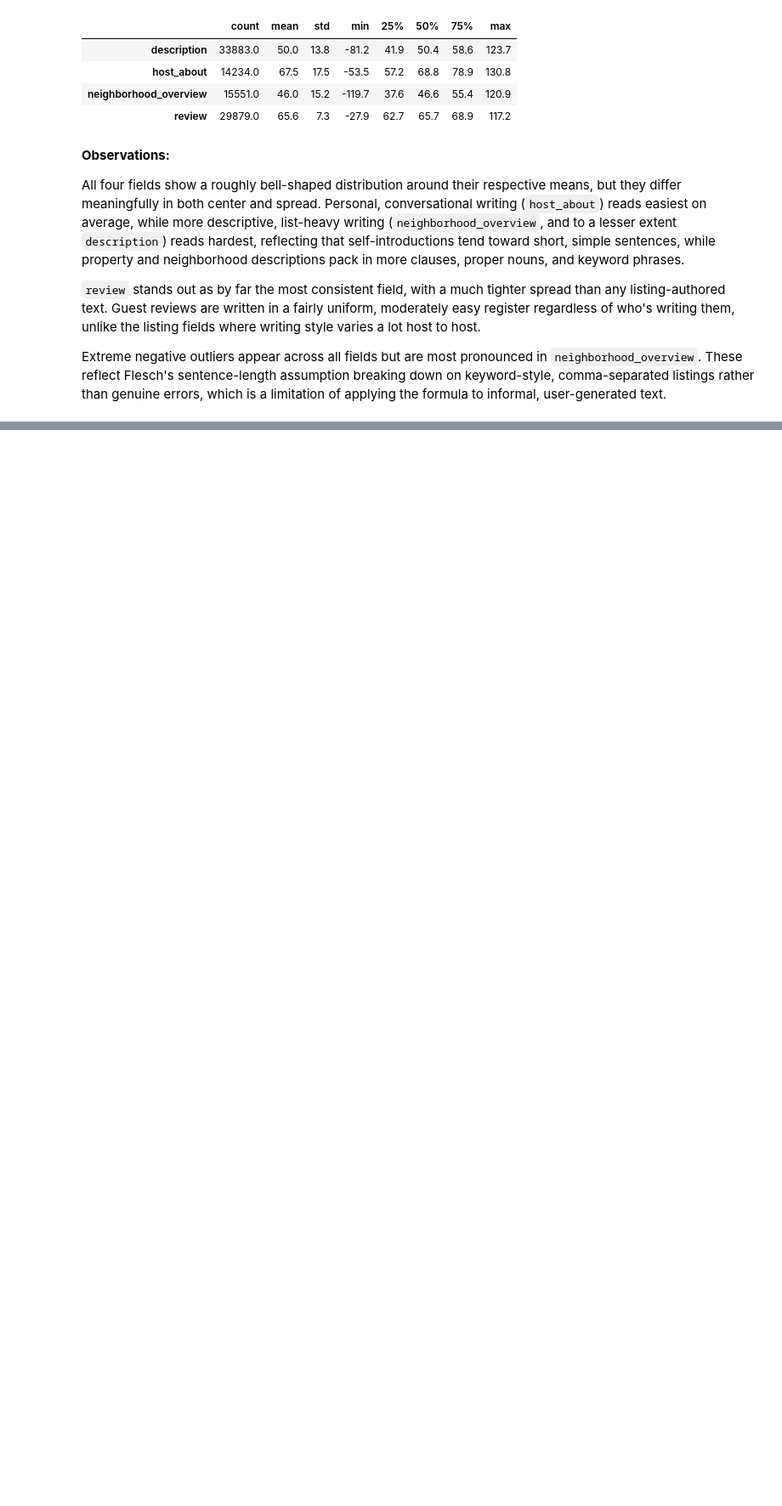
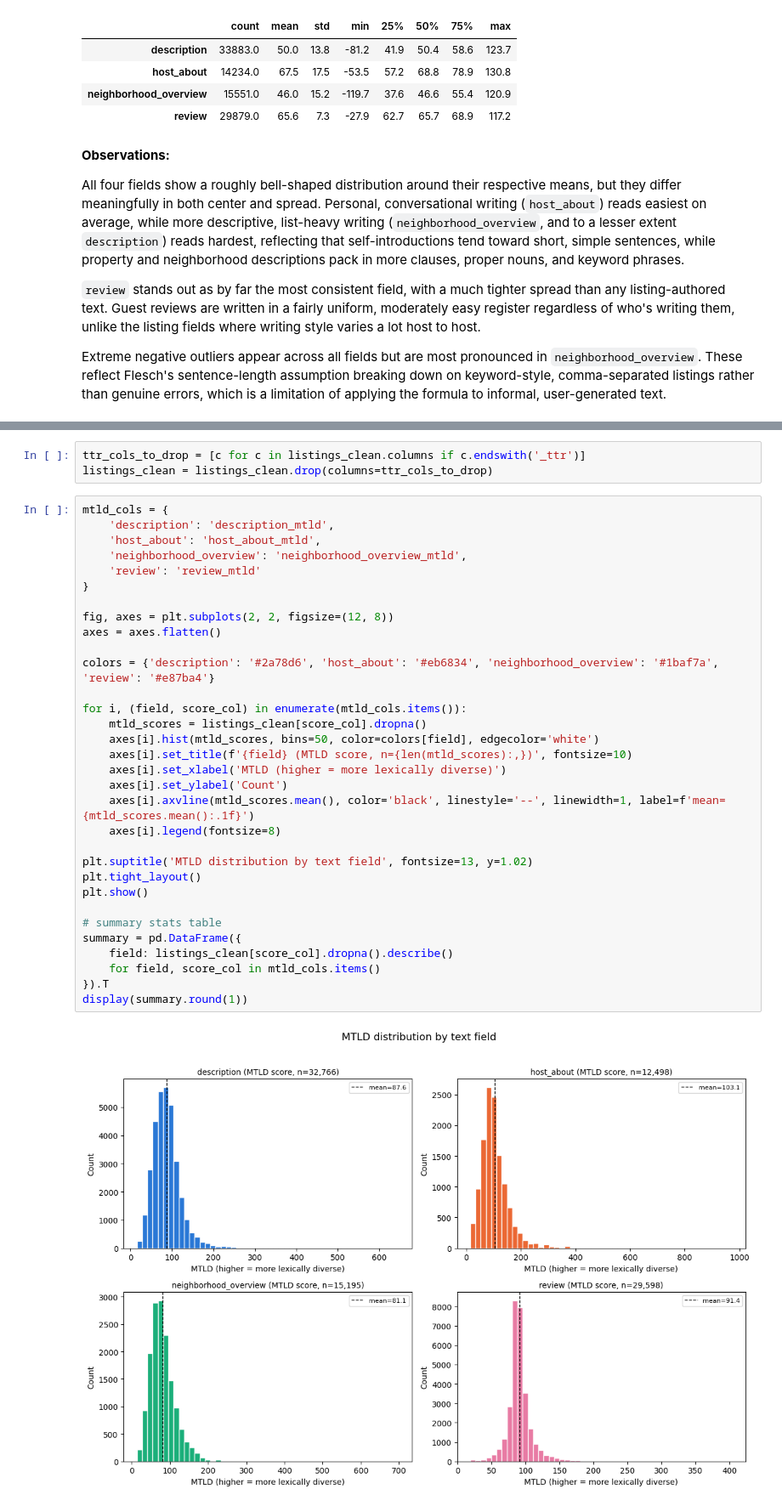
Before and after one commit to pln6/airbnb-market-segmentation-analysis, a Jupyter notebook: notebooks/02_feature_engineering.ipynb, the cells around one changed output, grey strips where cells are left out. Shown at 85% size. Cells and saved outputs as stored; diff of their text form; blank space fills up the shorter version.

```diff
--- a/notebooks/02_feature_engineering.ipynb
+++ b/notebooks/02_feature_engineering.ipynb
@@ -1385,0 +1546,37 @@ Extreme negative outliers appear across all fields but are most pronounced in `n
+# %%
+ttr_cols_to_drop = [c for c in listings_clean.columns if c.endswith('_ttr')]
+listings_clean = listings_clean.drop(columns=ttr_cols_to_drop)
+# %%
+mtld_cols = {
+    'description': 'description_mtld',
+    'host_about': 'host_about_mtld',
+    'neighborhood_overview': 'neighborhood_overview_mtld',
+    'review': 'review_mtld'
+}
+
+fig, axes = plt.subplots(2, 2, figsize=(12, 8))
+axes = axes.flatten()
+
+colors = {'description': '#2a78d6', 'host_about': '#eb6834', 'neighborhood_overview': '#1baf7a', 'review': '#e87ba4'}
+
+for i, (field, score_col) in enumerate(mtld_cols.items()):
+    mtld_scores = listings_clean[score_col].dropna()
+    axes[i].hist(mtld_scores, bins=50, color=colors[field], edgecolor='white')
+    axes[i].set_title(f'{field} (MTLD score, n={len(mtld_scores):,})', fontsize=10)
+    axes[i].set_xlabel('MTLD (higher = more lexically diverse)')
+    axes[i].set_ylabel('Count')
+    axes[i].axvline(mtld_scores.mean(), color='black', linestyle='--', linewidth=1, label=f'mean={mtld_scores.mean():.1f}')
+    axes[i].legend(fontsize=8)
+
+plt.suptitle('MTLD distribution by text field', fontsize=13, y=1.02)
+plt.tight_layout()
+plt.show()
+
+# summary stats table
+summary = pd.DataFrame({
+    field: listings_clean[score_col].dropna().describe()
+    for field, score_col in mtld_cols.items()
+}).T
+display(summary.round(1))
+# %% [output]
+[figure, added]
```
Also changed, not shown: parts of 9 cells of this notebook.
